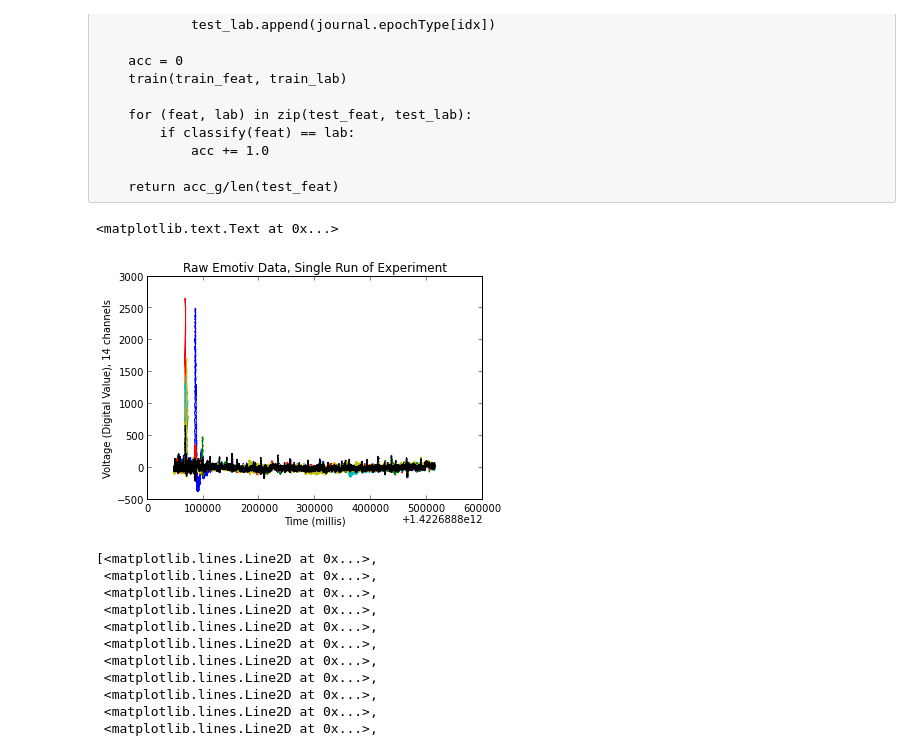
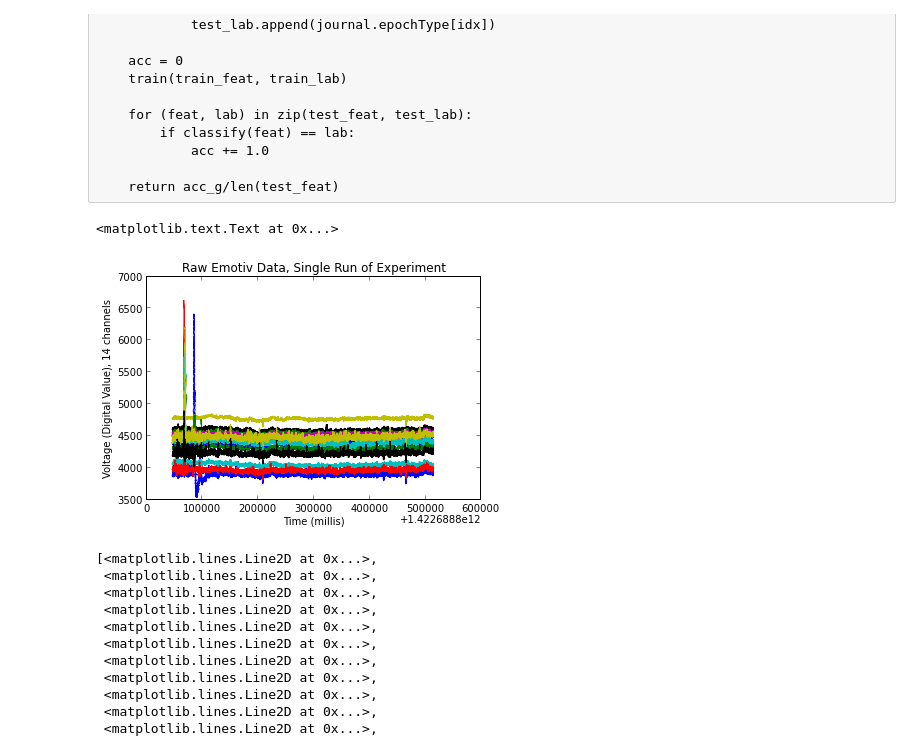
Before and after one commit to GUIYOUNGSON/emotivExperiment, a Jupyter notebook: ipynb/EmotivDataAnalysis2.ipynb, the cells around one changed output. Saved outputs shown, nothing was run; the diff lists cells and outputs as text; code cells hidden in the pictures.

```diff
--- a/ipynb/EmotivDataAnalysis2.ipynb
+++ b/ipynb/EmotivDataAnalysis2.ipynb
@@ -103,14 +103,14 @@ def leave_out_last_k(epochdata, labels, train, classify, k):
 # %%
 raw_time = np.array(eegdata)[:,-1]
 raw_data = np.array(eegdata)[:,3:17]
-raw_data = raw_data - raw_data.mean(axis=0)
+raw_data = raw_data
 plt.plot(raw_time, raw_data)
 plt.xlabel("Time (millis)")
 plt.ylabel("Voltage (Digital Value), 14 channels")
 plt.title("Raw Emotiv Data, Single Run of Experiment")
 # %% [output]
 <matplotlib.text.Text at 0x...>
-[figure, old version]
+[figure, new version]
 # %%
 def butter_bandpass(lowcut, highcut, fs, order=5):
     nyq = 0.5 * fs
```
Also changed, not shown: parts of 40 cells of this notebook.
